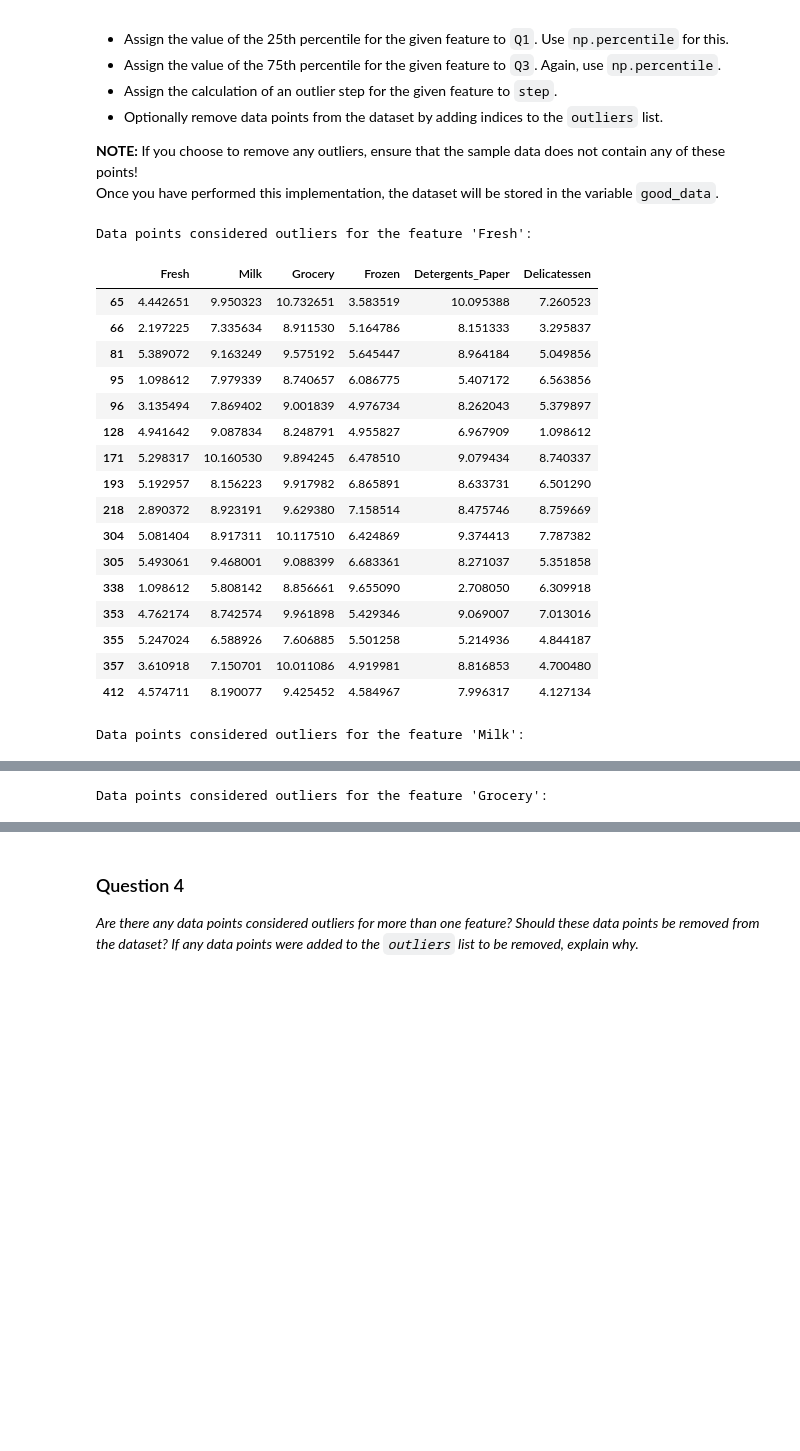
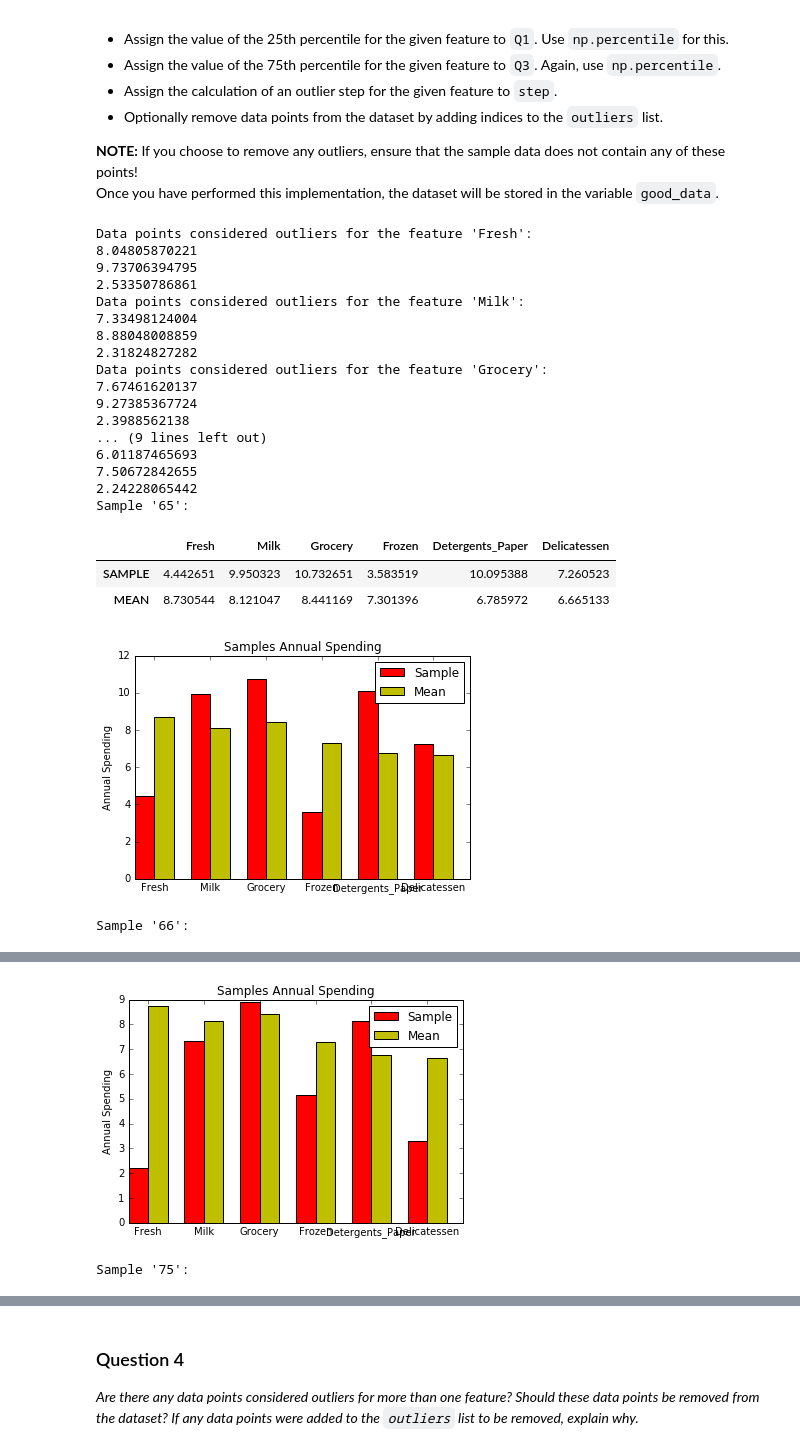
Before and after one commit to archelogos/ml-unsupervised-project, a Jupyter notebook: customer_segments.ipynb, the cells around one changed output, grey strips where cells are left out. Saved outputs shown, nothing was run; the diff lists cells and outputs as text; code cells hidden in the pictures; blank space fills up the shorter version.

```diff
--- a/customer_segments.ipynb
+++ b/customer_segments.ipynb
@@ -249,52 +280,79 @@ In the code block below, you will need to implement the following:
 Once you have performed this implementation, the dataset will be stored in the variable `good_data`.
 # %%
 # For each feature find the data points with extreme high or low values
-
-outliers = []
 
 for feature in log_data.keys():
 
     # TODO: Calculate Q1 (25th percentile of the data) for the given feature
     Q1 = np.percentile(log_data[feature], 25)
 
     # TODO: Calculate Q3 (75th percentile of the data) for the given feature
     Q3 = np.percentile(log_data[feature], 75)
 
     # TODO: Use the interquartile range to calculate an outlier step (1.5 times the interquartile range)
     step = 1.5 * (Q3-Q1)
 
     # Display the outliers
     print "Data points considered outliers for the feature '{}':".format(feature)
     outlier = log_data[~((log_data[feature] >= Q1 - step) & (log_data[feature] <= Q3 + step))]
-    display(outlier)
-    #outliers.append(outlier)
+    print Q1
+    print Q3
+    print step
+    #display(outlier)
 
 # OPTIONAL: Select the indices for data points you wish to remove
-# outliers = []
+outliers = [65, 66, 75, 128, 154]
 
-display(outliers)
+for outlier in outliers:
+
+    print "Sample '{}':".format(outlier)
+    agg_data = pd.DataFrame(columns=log_data.keys())
+    agg_data.loc['SAMPLE'] = log_data.loc[outlier]
+    agg_data.loc['MEAN'] = log_data.describe().loc['mean']
+    display(agg_data)
+
+    N = 6
+    ind = np.arange(N)  # the x locations for the groups
+    width = 0.35       # the width of the bars
+
+    fig, ax = plt.subplots()
+    rects1 = ax.bar(ind, agg_data.loc['SAMPLE'], width, color='r')
+    rects2 = ax.bar(ind + width, agg_data.loc['MEAN'], width, color='y')
+
+
+    # add some text for labels, title and axes ticks
+    ax.set_ylabel('Annual Spending')
+    ax.set_title('Samples Annual Spending')
+    ax.set_xticks(ind + width)
+    ax.set_xticklabels(samples.keys())
+
+    ax.legend((rects1[0], rects2[0]), ('Sample', 'Mean'))
+
+    plt.show()
 
 # Remove the outliers, if any were specified
-#good_data = log_data.drop(log_data.index[outliers]).reset_index(drop = True)
-good_data = log_data
+good_data = log_data.drop(log_data.index[outliers]).reset_index(drop = True)
 # %% [output]
 Data points considered outliers for the feature 'Fresh':
+8.04805870221
+9.73706394795
+2.53350786861
+Data points considered outliers for the feature 'Milk':
+7.33498124004
+8.88048008859
+2.31824827282
+Data points considered outliers for the feature 'Grocery':
+7.67461620137
+9.27385367724
+2.3988562138
+... (9 lines left out)
+6.01187465693
+7.50672842655
+2.24228065442
+Sample '65':
 |  | Fresh | Milk | Grocery | Frozen | Detergents_Paper | Delicatessen |
-| 65 | 4.442651 | 9.950323 | 10.732651 | 3.583519 | 10.095388 | 7.260523 |
-| 66 | 2.197225 | 7.335634 | 8.911530 | 5.164786 | 8.151333 | 3.295837 |
-| 81 | 5.389072 | 9.163249 | 9.575192 | 5.645447 | 8.964184 | 5.049856 |
-| 95 | 1.098612 | 7.979339 | 8.740657 | 6.086775 | 5.407172 | 6.563856 |
-| 96 | 3.135494 | 7.869402 | 9.001839 | 4.976734 | 8.262043 | 5.379897 |
-| 128 | 4.941642 | 9.087834 | 8.248791 | 4.955827 | 6.967909 | 1.098612 |
-| 171 | 5.298317 | 10.160530 | 9.894245 | 6.478510 | 9.079434 | 8.740337 |
-| 193 | 5.192957 | 8.156223 | 9.917982 | 6.865891 | 8.633731 | 6.501290 |
-| 218 | 2.890372 | 8.923191 | 9.629380 | 7.158514 | 8.475746 | 8.759669 |
-| 304 | 5.081404 | 8.917311 | 10.117510 | 6.424869 | 9.374413 | 7.787382 |
-| 305 | 5.493061 | 9.468001 | 9.088399 | 6.683361 | 8.271037 | 5.351858 |
-| 338 | 1.098612 | 5.808142 | 8.856661 | 9.655090 | 2.708050 | 6.309918 |
-| 353 | 4.762174 | 8.742574 | 9.961898 | 5.429346 | 9.069007 | 7.013016 |
-| 355 | 5.247024 | 6.588926 | 7.606885 | 5.501258 | 5.214936 | 4.844187 |
-| 357 | 3.610918 | 7.150701 | 10.011086 | 4.919981 | 8.816853 | 4.700480 |
-| 412 | 4.574711 | 8.190077 | 9.425452 | 4.584967 | 7.996317 | 4.127134 |
+| SAMPLE | 4.442651 | 9.950323 | 10.732651 | 3.583519 | 10.095388 | 7.260523 |
+| MEAN | 8.730544 | 8.121047 | 8.441169 | 7.301396 | 6.785972 | 6.665133 |
+[figure, added]
-Data points considered outliers for the feature 'Milk':
+Sample '66':
 |  | Fresh | Milk | Grocery | Frozen | Detergents_Paper | Delicatessen |
@@ -305,2 +361,3 @@ Data points considered outliers for the feature 'Milk':
+[figure, added]
-Data points considered outliers for the feature 'Grocery':
+Sample '75':
 |  | Fresh | Milk | Grocery | Frozen | Detergents_Paper | Delicatessen |
```
Also changed, not shown: parts of 34 cells of this notebook.
